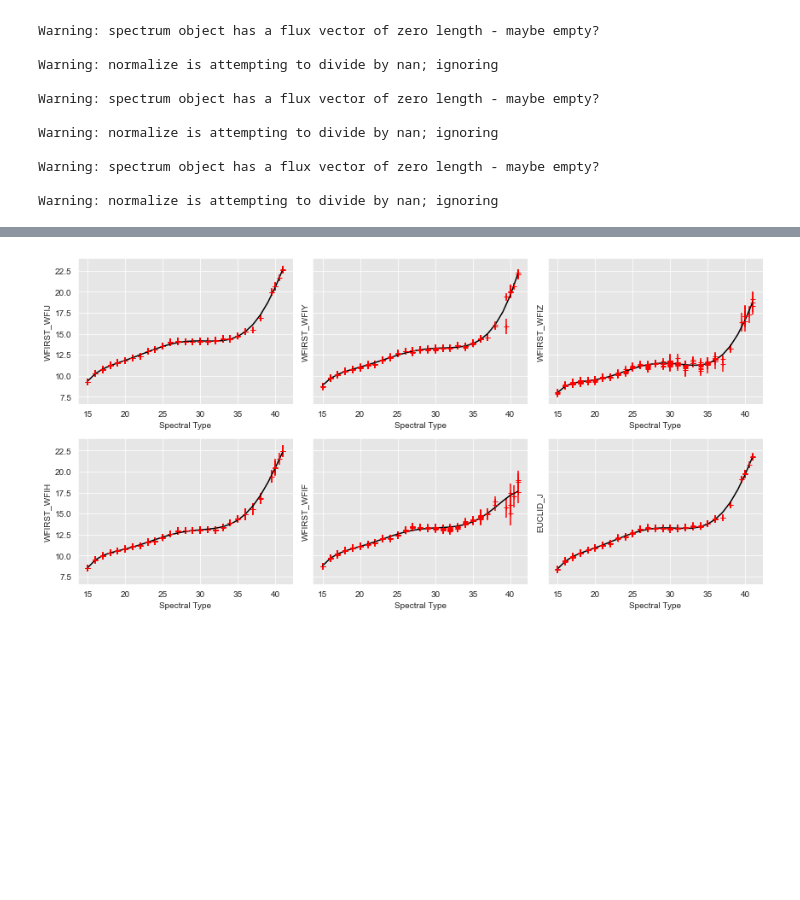
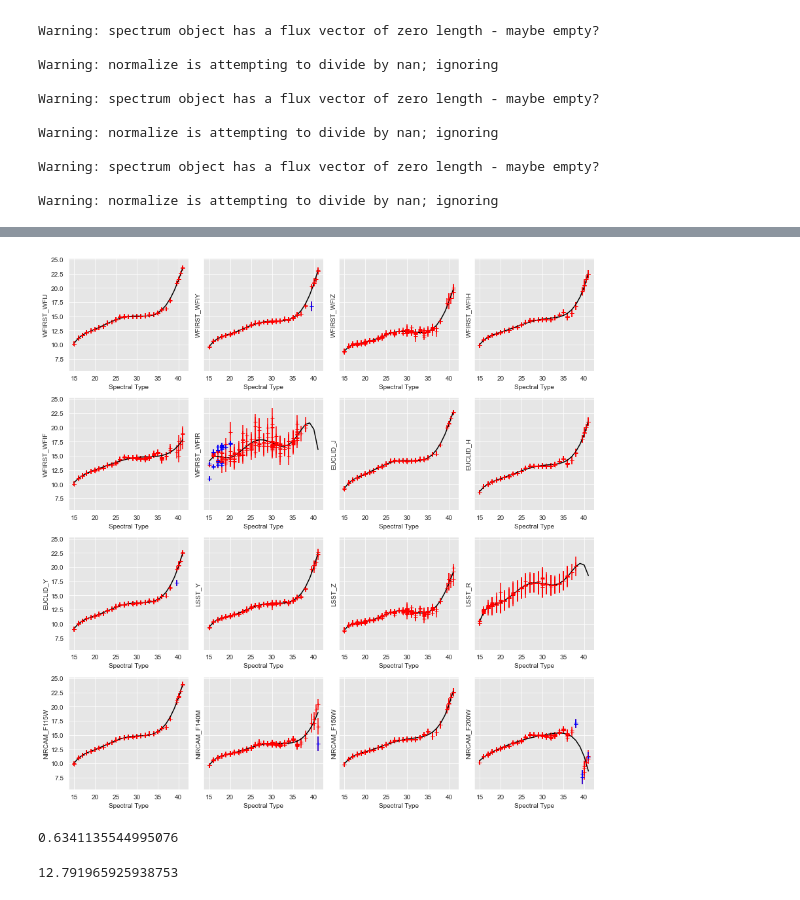
Before and after one commit to caganze/popsims, a Jupyter notebook: notebooks/absmag relations.ipynb, the cells around one changed output, grey strips where cells are left out. Saved outputs shown, nothing was run; the diff lists cells and outputs as text; code cells hidden in the pictures; blank space fills up the shorter version.

```diff
--- a/notebooks/absmag relations.ipynb
+++ b/notebooks/absmag relations.ipynb
@@ -103,2 +96,8 @@ smlf=pd.concat([mdwarfs, ls, tdwarfs]).reset_index(drop=True)
+# %%
+def get_file(x):
+    try:
+        return splat.getSpectrum(filename=x)[0]
+    except:
+        return
 # %%
 %%capture
@@ -150,3 +164,9 @@ fl_pairs= [['WFIRST_WFIJ', '2MASS J'],
+# %%
+#remove nones
+nones= np.array(all_spectra)==None
+all_spectra=all_spectra[~nones]
+spts=spts[~nones]
+assert len(spts) == len(all_spectra)
 # %%
 def wfirst_colors(sp):
     sp.normalize()
@@ -193,7 +213,7 @@ def fit_with_nsigma_clipping(x, y, y_unc, n, sigma=3.):
 # %%
 #
 # %%
-fig, ax=plt.subplots(2, 3, figsize=(12, 6))
+fig, ax=plt.subplots(4, 4, figsize=(12, 6))
 for c, a in zip(df.columns, np.concatenate(ax)):
     if c=='spt':
         pass
@@ -240,7 +260,24 @@ best_dict={'2MASS J': {\
         '2MASS H': {\
             'spt': [16,17,18,19,20,21,22,23,24,25,26,27,28,29,30,31,32,33,34,35,36,37,38,39], \
             'values': [9.76,10.14,10.47,10.74,11.00,11.23,11.41,11.82,12.45,12.63,13.19,13.82,13.77,13.39,13.62,14.39,13.73,13.67,13.57,14.76,15.48,16.70,17.09,17.51],\
-            'rms': [0.30,0.31,0.43,0.35,0.23,0.21,0.25,0.29,0.3,0.30,0.62,0.31,0.20,0.73,0.5,0.18,0.15,0.24,0.40,0.24,0.37,0.78,0.5,0.5]}}
+            'rms': [0.30,0.31,0.43,0.35,0.23,0.21,0.25,0.29,0.3,0.30,0.62,0.31,0.20,0.73,0.5,0.18,0.15,0.24,0.40,0.24,0.37,0.78,0.5,0.5]},
+
+        'PANSTARRS_R': {\
+            'spt': [16,17,18,19,20,21,22,23,24,25,26,28], \
+            'values': [15.37,16.76,17.74,18.14,18.37,18.74,19.02,19.61,20.60,20.74,21.21,22.88],\
+            'rms': [0.43,0.50,0.51,0.37,0.31,0.28,0.29,0.39,0.56,0.37,0.78,0.5]},
+        'PANSTARRS_I': {\
+            'spt': [16,17,18,19,20,21,22,23,24,25,26,27,28,29,30,31,32,35], \
+            'values': [13.25,14.18,15.00,15.62,16.00,16.41,16.73,17.40,18.35,18.71,19.27,20.09,20.38,20.09,20.22,21.10,21.97,22.69],\
+            'rms': [0.34,0.39,0.48,0.39,0.26,0.25,0.26,0.34,0.38,0.33,0.65,0.36,0.79,0.5,1.14,0.5,0.5,0.5]},
+        'PANSTARRS_Z': {\
+            'spt': [16,17,18,19,20,21,22,23,24,25,26,27,28,29,30,31,32,33,34,35,36,37,38,39], \
+            'values': [12.27,12.98,13.61,14.17,14.52,14.93,15.30,15.88,16.68,16.94,17.35,18.18,18.10,17.69,17.98,18.84,18.26,18.08,18.02,19.20,19.82,21.17,21.52,21.82],\
+            'rms': [0.32,0.34,0.45,0.37,0.25,0.23,0.24,0.21,0.33,0.29,0.62,0.26,0.22,0.73,0.5,0.21,0.23,0.25,0.39,0.22,0.32,0.78,0.52,0.5]},
+        'PANSTARRS_Y': {\
+            'spt': [16,17,18,19,20,21,22,23,24,25,26,27,28,29,30,31,32,33,34,35,36,37,38,39], \
+            'values': [11.76,12.31,12.81,13.23,13.58,13.97,14.33,14.89,15.66,15.87,16.27,17.13,17.04,16.57,16.77,17.45,16.75,16.50,16.32,17.43,18.06,19.34,19.75,20.37],\
+            'rms': [0.30,0.31,0.43,0.36,0.23,0.21,0.24,0.29,0.32,0.28,0.61,0.25,0.21,0.72,0.5,0.16,0.13,0.22,0.38,0.18,0.32,0.81,0.59,0.5]}}
 
 BEST={}
 for k in best_dict.keys():
@@ -277,16 +314,25 @@ def absolute_mag_kirkpatrick(spt, filt):
 def get_abs_mag(spt, flter):
     m, munc=(np.nan, np.nan)
     if flter=='2MASS J':
+        corr=splat.photometry.vegaToAB('2MASS J')
         #m, munc= spe.typeToMag(spt, '2MASS J')
         ((m, munc), (h, hunc))=make_mamajek_fit(spt)
+        m= m+corr
 
     if flter=='2MASS H':
         if spt <36:
+            corr=splat.photometry.vegaToAB('2MASS H')
             #m=BEST['2MASS H'][1](spt)
             #munc= np.nanmedian(best_dict[k]['rms'])
             #m, munc=spe.typeToMag(spt, '2MASS H')
             ((j, junc), (m, munc))=make_mamajek_fit(spt)
+            m= m+corr
         else:
             m, munc=absolute_mag_kirkpatrick(spt, '2MASS H')
 
+
+    if flter=='PANSTARRS_R':
+        corr=splat.photometry.vegaToAB('PANSTARRS_R')
+        m=(BEST[k][1])(spt)+corr
+        munc=np.nanmedian(best_dict[k]['rms'])
     return m, munc
@@ -312,35 +372,35 @@ FITS={}
 # %%
 #gh
 # %%
-fig, ax=plt.subplots(2, 3, figsize=(12, 6), sharey=True)
+fig, ax=plt.subplots(4, 4, figsize=(12, 12), sharey=True)
 
 for c, a in zip(abs_df.columns, np.concatenate(ax)):
     if c=='spt':
         pass
     else:
         vals=np.vstack(abs_df[c].values)
         spts=df.spt.values
         #print (vals[:,1])
         mask= np.logical_or.reduce([np.isnan(spts),
                                     np.isnan(vals[:,0]),
                                     np.isnan(vals[:,1])])
 
         m, fit= fit_with_nsigma_clipping(spts[~mask],
                                       vals[:,0][~mask],
                                       vals[:,1][~mask], 6, sigma=3.)
 
 
         a.errorbar(spts, vals[:,0], fmt='+',
                    yerr=vals[:,1], color='r')
 
         a.errorbar(spts[~mask][~m], vals[:,0][~mask][~m], fmt='+',
                    yerr=vals[:,1][~mask][~m], color='b')
         FITS.update({c: (fit, np.nanmedian(vals[:,1]))})
         a.plot(np.arange(15, 42), fit(np.arange(15, 42)), c='k')
         a.set_ylabel(c)
         a.set_xlabel('Spectral Type')
         plt.tight_layout()
         #a.set_xlim([15, 41])
         #a.set_ylim([8, 25])
 # %% [output]
-[figure, old version]
+[figure, new version]
@@ -346,0 +436,8 @@ for c, a in zip(abs_df.columns, np.concatenate(ax)):
+# %%
+(0.39**2+0.5**2)**0.5
+# %% [output]
+0.6341135544995076
+# %%
+get_kirkpatrick_wise(30-10)
+# %% [output]
+12.791965925938753
```
Also changed, not shown: parts of 23 cells of this notebook, 24 other files.
